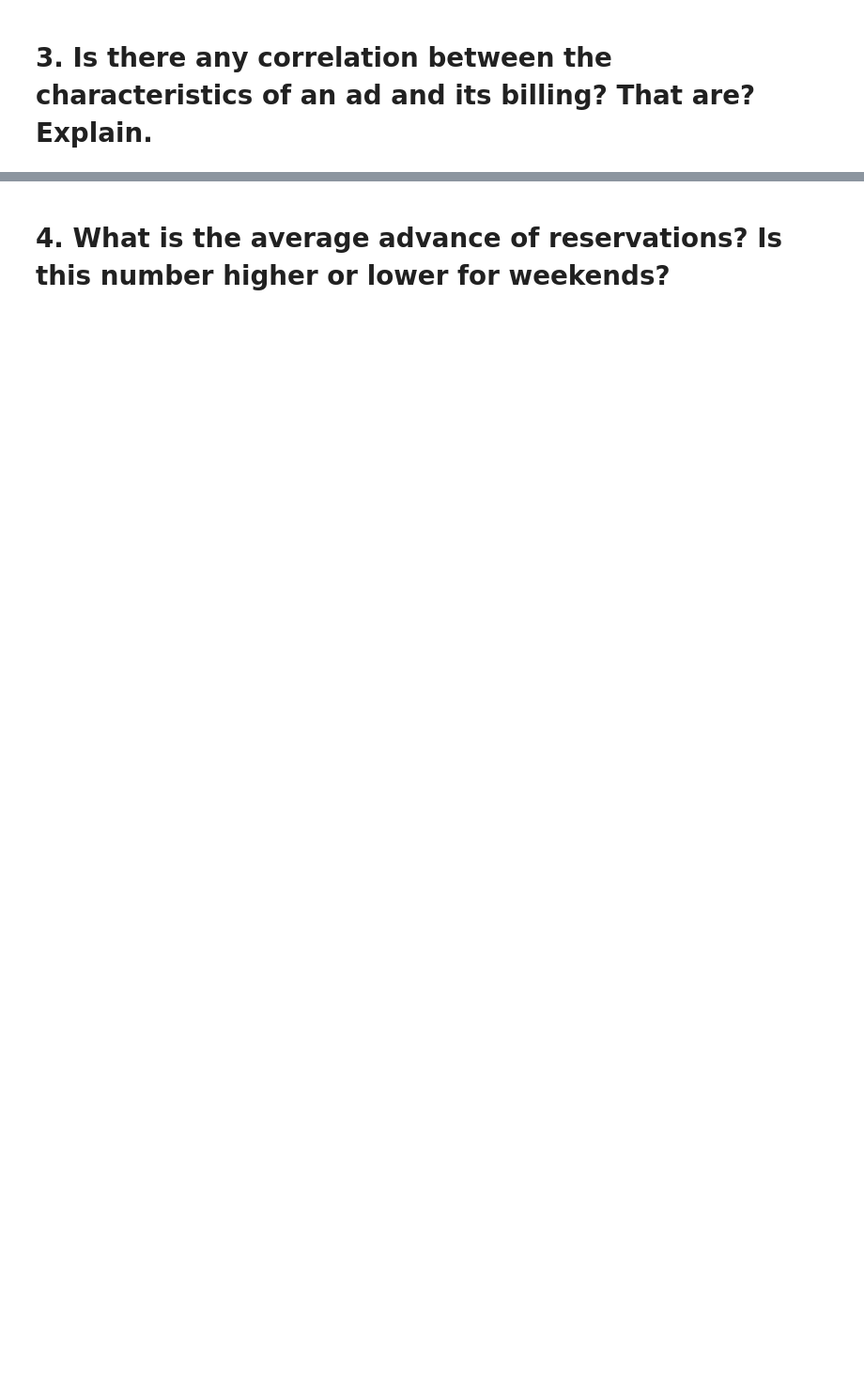
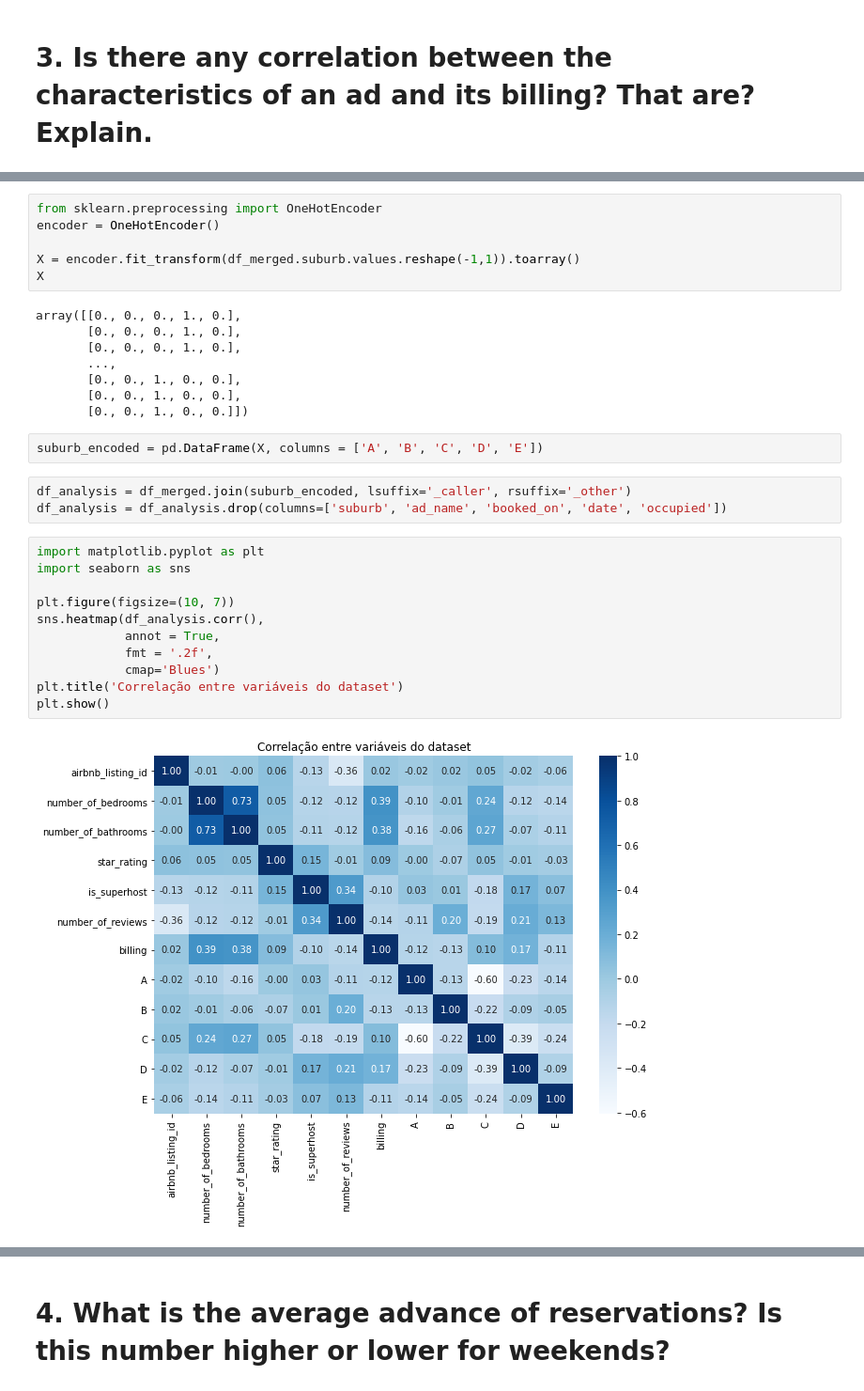
Before and after one commit to carneiroRomulo/SeazoneChallenge, a Jupyter notebook: Challenge.ipynb, the cells around one changed output, grey strips where cells are left out. Shown: that part at 94% size. Saved outputs shown, nothing was run; the diff lists cells and outputs as text; blank space fills up the shorter version.

```diff
--- a/Challenge.ipynb
+++ b/Challenge.ipynb
@@ -192,0 +266,32 @@ df
+# %%
+from sklearn.preprocessing import OneHotEncoder
+encoder = OneHotEncoder()
+
+X = encoder.fit_transform(df_merged.suburb.values.reshape(-1,1)).toarray()
+X
+# %% [output]
+array([[0., 0., 0., 1., 0.],
+       [0., 0., 0., 1., 0.],
+       [0., 0., 0., 1., 0.],
+       ...,
+       [0., 0., 1., 0., 0.],
+       [0., 0., 1., 0., 0.],
+       [0., 0., 1., 0., 0.]])
+# %%
+suburb_encoded = pd.DataFrame(X, columns = ['A', 'B', 'C', 'D', 'E'])
+# %%
+df_analysis = df_merged.join(suburb_encoded, lsuffix='_caller', rsuffix='_other')
+df_analysis = df_analysis.drop(columns=['suburb', 'ad_name', 'booked_on', 'date', 'occupied'])
+# %%
+import matplotlib.pyplot as plt
+import seaborn as sns
+
+plt.figure(figsize=(10, 7))
+sns.heatmap(df_analysis.corr(),
+            annot = True,
+            fmt = '.2f',
+            cmap='Blues')
+plt.title('Correlação entre variáveis do dataset')
+plt.show()
+# %% [output]
+[figure, added]
```
Also changed, not shown: parts of 55 cells of this notebook.
